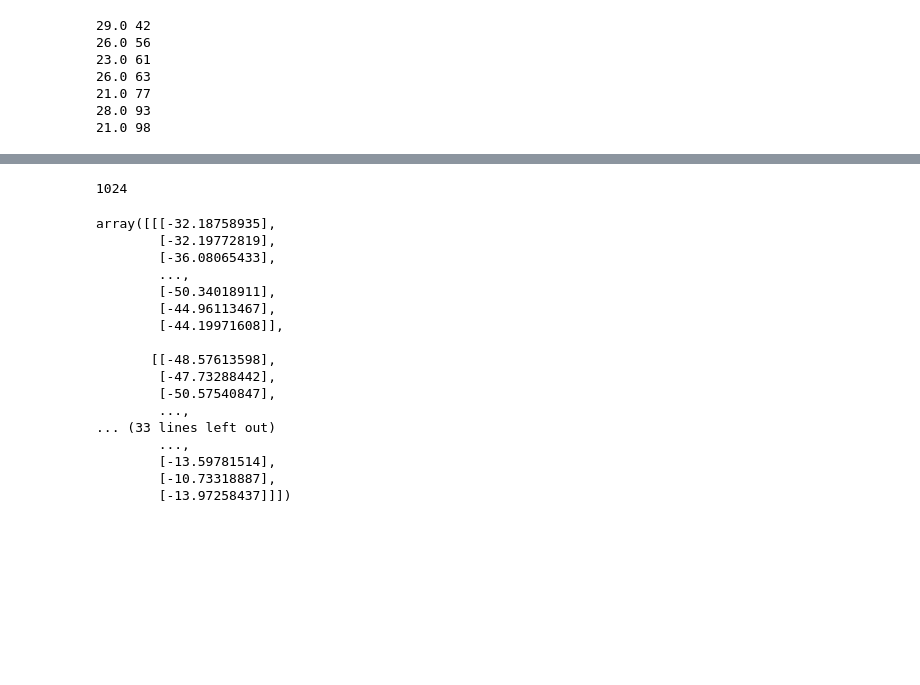
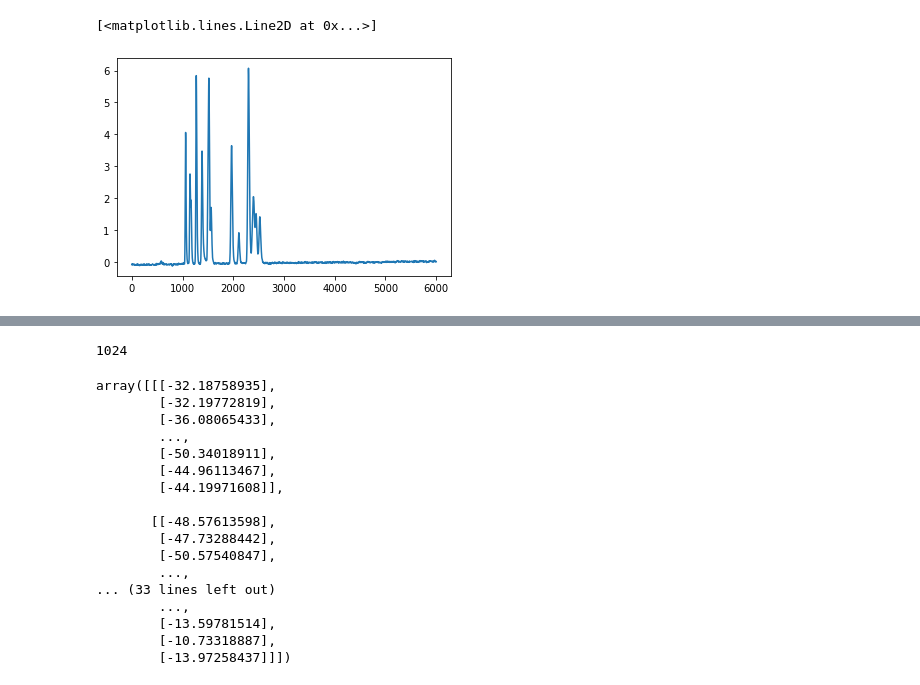
Before and after one commit to akensert/deep-learning-peak-detection, a Jupyter notebook: notebooks/Multiple-peaks-AUC.ipynb, the cells around one changed output, grey strips where cells are left out. Drawn from its saved outputs; the diff is of its cells as text; code cells hidden in the pictures; blank space fills up the shorter version.

```diff
--- a/notebooks/Multiple-peaks-AUC.ipynb
+++ b/notebooks/Multiple-peaks-AUC.ipynb
@@ -174,16 +277,11 @@ array([0.15302726, 0.82180172, 0.80935366, 0.39165191, 0.59705472,
-# %%
-for ID in range(30, 100):
-    true = test_generator.__getitem__(ID)[1]
-
-    s = true[0][:, 0].sum()
-
-    if 20 < s < 30:
-        print(s, ID)
-# %% [output]
-29.0 42
-26.0 56
-23.0 61
-26.0 63
-21.0 77
-28.0 93
-21.0 98
+# %%
+import pandas as pd
+
+csv = pd.read_csv('data/ISO_ALL_F10.CSV', header=None, encoding='utf-16', sep='\t')
+# %%
+x = csv[1].values
+
+plt.plot(x)
+# %% [output]
+[<matplotlib.lines.Line2D at 0x...>]
+[figure, added]
```
Also changed, not shown: parts of 11 cells of this notebook, 5 other files.
